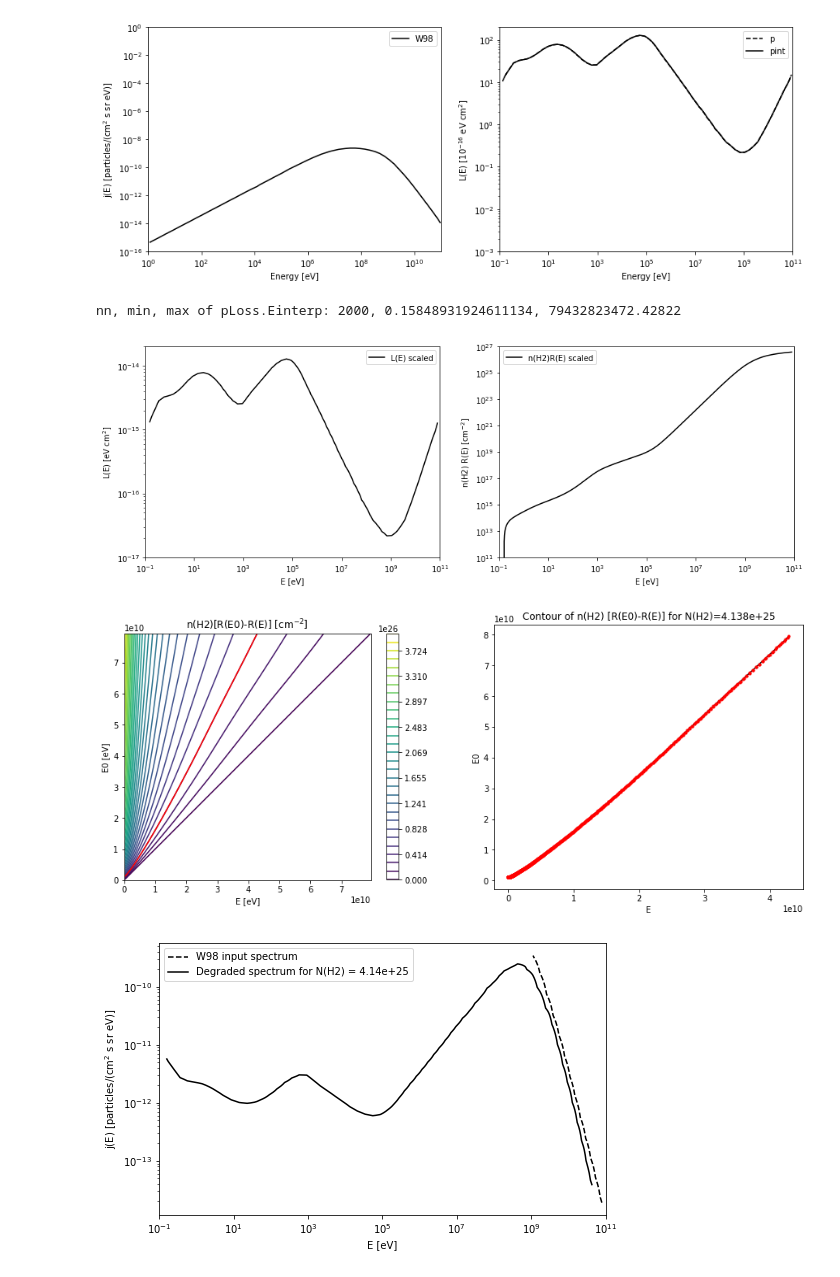
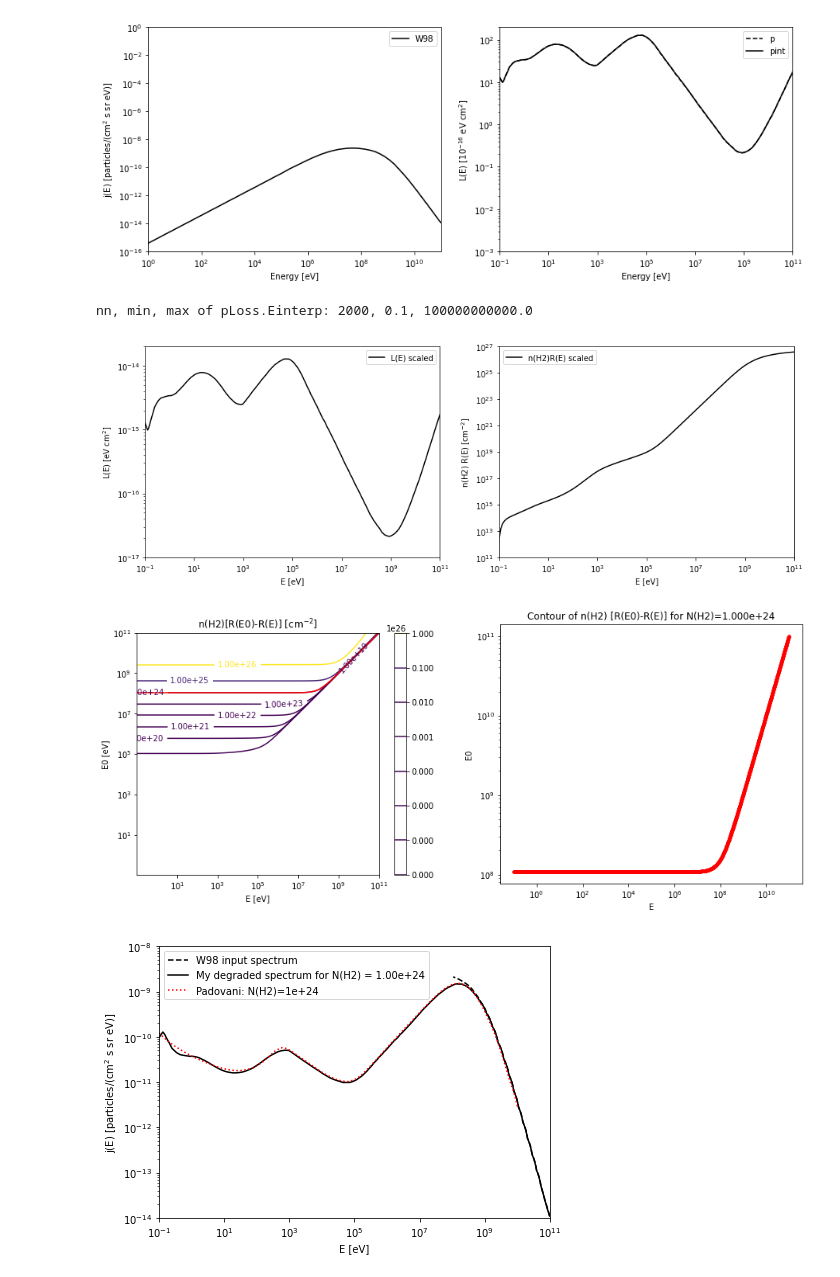
Before and after one commit to jbattat/reproduce_padovani, a Jupyter notebook: cr_spectrum.ipynb, the cells around one changed output. Drawn from its saved outputs; the diff is of its cells as text; code cells hidden in the pictures.

```diff
--- a/cr_spectrum.ipynb
+++ b/cr_spectrum.ipynb
@@ -9,7 +9,6 @@ import types
 # %%
 # Load proton spectra from Padovani (and others)
 file_W98 = "data/W98.csv"
-
 w98 = types.SimpleNamespace()
 w98.energy, w98.spectrum = np.loadtxt(file_W98, delimiter=',', comments='#', unpack=True)
 
@@ -18,7 +17,7 @@ file_protons = "data/energyLoss_protons.csv"
 pLoss = types.SimpleNamespace()
 pLoss.E, pLoss.L = np.loadtxt(file_protons, delimiter=',', comments='#', unpack=True)
 
-pLoss.Einterp = np.logspace(-0.8, 10.9, num=2000, endpoint=True)
+pLoss.Einterp = np.logspace(-1, 11, num=2000, endpoint=True)
 fint_LE = scipy.interpolate.interp1d(pLoss.E, pLoss.L, kind='linear', assume_sorted=True)
 pLoss.Linterp = fint_LE(pLoss.Einterp)
 
@@ -106,25 +105,27 @@ fout = 'out/energyLossAndRangePadovani.pdf'
 plt.savefig(fout)
 plt.savefig(fout.replace(".pdf",".png"))
 # %% [output]
-nn, min, max of pLoss.Einterp: 2000, 0.15848931924611134, 79432823472.42822
+nn, min, max of pLoss.Einterp: 2000, 0.1, 100000000000.0
-[figure, old version]
+[figure, new version]
 # %%
 # VISUALIZE N(H2) CONTOURS
 fig4, axs4 = plt.subplots(1, 2, figsize=(15,6))
 levelMax = 4e26
-levels = np.linspace(0, levelMax, num=30, endpoint=True)
-#levels = np.logspace(19, 26, num=8, endpoint=True)
+#levels = np.linspace(0, levelMax, num=30, endpoint=True)
+levels = np.logspace(19, 26, num=8, endpoint=True)
 #levels = np.logspace(21, 25, num=5, endpoint=True)
 cs = axs4[0].contour(EEs, E0s, NNs, levels=levels)#, locator=ticker.LogLocator())#, cmap=cm.PuBu_r)
+axs4[0].set_xscale('log')
+axs4[0].set_yscale('log')
 axs4[0].axis('scaled')
 axs4[0].set_xlabel("E [eV]")
 axs4[0].set_ylabel("E0 [eV]")
 axs4[0].set_title("n(H2)[R(E0)-R(E)] [cm$^{-2}$]")
 fig4.colorbar(cs, ax=axs4[0], shrink=0.93)
-#axs4[0].clabel(cs, cs.levels, inline=True, fmt="%.2e", fontsize=10)
+axs4[0].clabel(cs, cs.levels, inline=True, fmt="%.2e", fontsize=10)
 
 # pick out a single contour
-levelId = 3
+levelId = 5
 NH2s = levels[levelId]
 dat0 = cs.allsegs[levelId][0]
 xEs  = dat0[:,0]
@@ -133,6 +134,8 @@ yE0s = dat0[:,1]
 axs4[0].plot(xEs, yE0s, 'r-') # overplot on contour graph
 axs4[1].plot(xEs, yE0s, 'k-')
 axs4[1].plot(xEs, yE0s, 'r.')
+axs4[1].set_xscale('log')
+axs4[1].set_yscale('log')
 axs4[1].set_xlabel("E")
 axs4[1].set_ylabel("E0")
 axs4[1].set_title(f"Contour of n(H2) [R(E0)-R(E)] for N(H2)={NH2s:.3e}")
@@ -141,7 +144,7 @@ fout = 'out/NH2Contours.pdf'
 plt.savefig(fout)
 plt.savefig(fout.replace(".pdf",".png"))
 # %% [output]
-[figure, old version]
+[figure, new version]
 # %%
 # interpolate L(E) onto our E0 and E values
 fint_LE = scipy.interpolate.interp1d(pLoss.E, pLoss.L, kind='linear', assume_sorted=True) # FIXME: this is a repeat from above...
@@ -157,33 +160,44 @@ jjDegraded = []
 for ii in range(nE):
     Ei = xEs[ii]
     E0i = yE0s[ii]
     jjDegraded.append( fint_w98(E0i)*fint_LE(E0i)/fint_LE(Ei) )
 
 jjDegraded = np.array(jjDegraded)
 
 
-fig9, axs9 = plt.subplots(1, 1, figsize=(8,5))
+# Read in degraded spectrum data from Padovani (Figure 9)
+file_W98 = "data/W98_degraded_1e24.csv"
+w98DegradedPadovani = types.SimpleNamespace()
+w98DegradedPadovani.energy1e24, w98DegradedPadovani.spectrum1e24 = np.loadtxt(file_W98, delimiter=',', comments='#', unpack=True)
+
+
+fig9, axs9 = plt.subplots(1, 1, figsize=(7,5))
 axs9.loglog(yE0s, jjw98, 'k--', label='W98 input spectrum')
-axs9.loglog(xEs, jjDegraded, 'k-', label=f'Degraded spectrum for N(H2) = {NH2s:.2e}')
+axs9.loglog(xEs, jjDegraded, 'k-', label=f'My degraded spectrum for N(H2) = {NH2s:.2e}')
+axs9.loglog(w98DegradedPadovani.energy1e24, w98DegradedPadovani.spectrum1e24, 'r:', label=f'Padovani: N(H2)={1e24}')
 axs9.set_xlim(1e-1, 1e11)
+axs9.set_ylim(1e-14, 1e-8)
 axs9.set_xlabel("E [eV]")
 axs9.set_ylabel("j(E) [particles/(cm$^2$ s sr eV)]")
 axs9.legend()
 fout = 'out/spectrumOriginalAndDegraded.pdf'
 plt.savefig(fout)
 plt.savefig(fout.replace(".pdf",".png"))
 
 # fig9, axs9 = plt.subplots(1, 2, figsize=(15,5))
 # axs9[0].loglog(pLossScaled.E, pLossScaled.L, 'k-')
 # axs9[0].set_xlim(1e-1, 1e11)
 # axs9[0].set_ylim(1e-19, 2e-14)
 # axs9[0].set_xlabel("E [eV]")
 # axs9[0].set_ylabel("L(E) [eV cm$^2$]")
 
 # axs9[1].loglog(yE0s, jjw98, 'k--')
 # axs9[1].loglog(xEs, jjDegraded, 'k-')
 # axs9[1].set_xlim(1e-1, 1e11)
 # axs9[1].set_xlabel("E [eV]")
 # axs9[1].set_ylabel("j(E) [particles/(cm$^2$ s sr eV)]")
+fout = 'out/W98_degraded.pdf'
+plt.savefig(fout)
+plt.savefig(fout.replace(".pdf",".png"))
 # %% [output]
-[figure, old version]
+[figure, new version]
```
Also changed, not shown: 7 other files.
